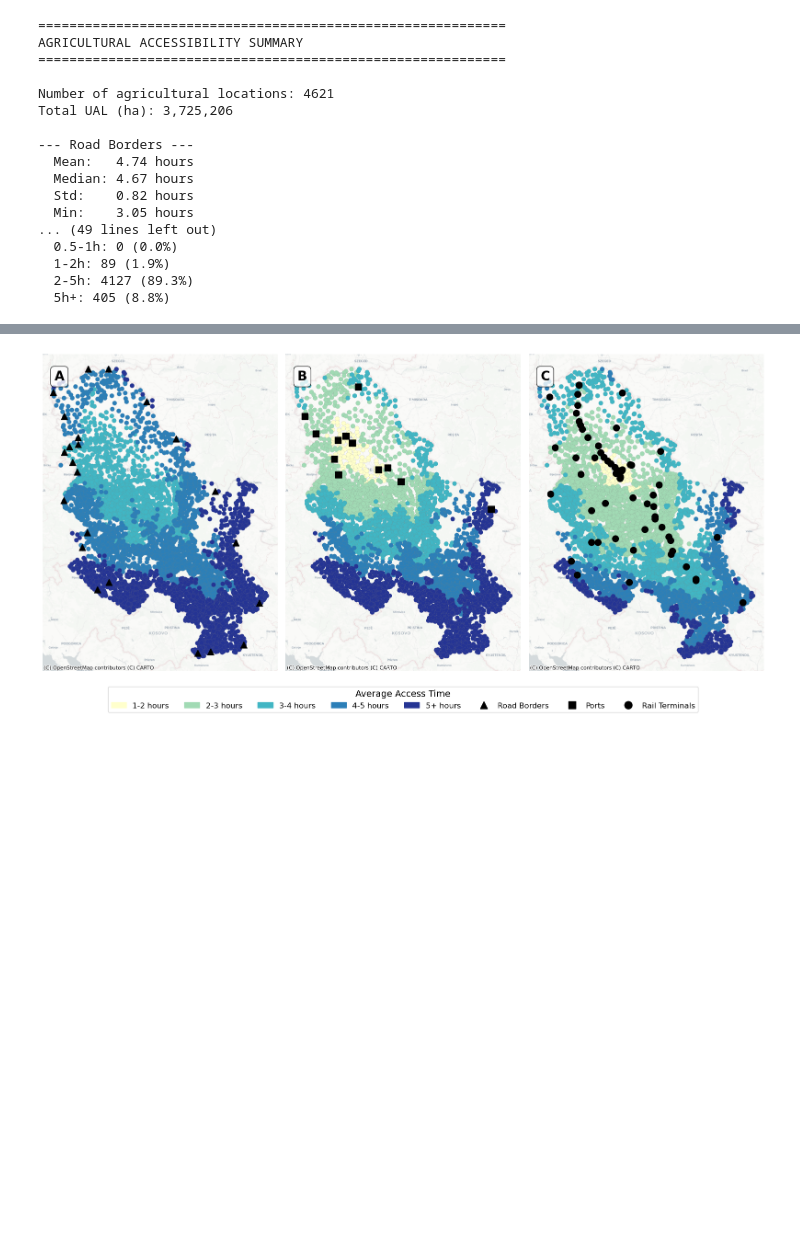
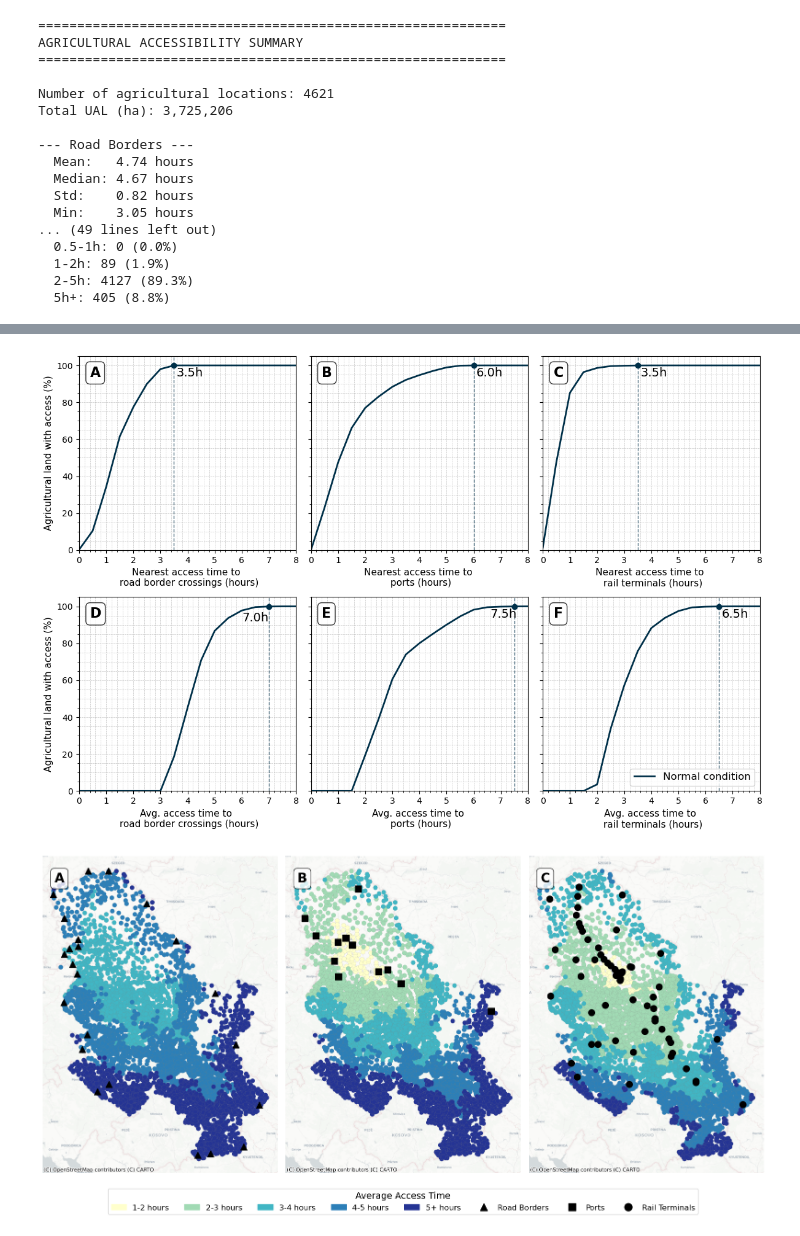
Before and after one commit to VU-IVM/Criticality-Analysis-Roads-Serbia, a Jupyter notebook: notebooks/3b_Baseline_Accesibility_Analysis-farms.ipynb, the cells around one changed output, grey strips where cells are left out. Cells and saved outputs as stored; diff of their text form; code cells hidden in the pictures; blank space fills up the shorter version.

```diff
--- a/notebooks/3b_Baseline_Accesibility_Analysis-farms.ipynb
+++ b/notebooks/3b_Baseline_Accesibility_Analysis-farms.ipynb
@@ -140,0 +201,5 @@ All sinks combined: 95 destinations, global avg = 3.89 hours
+# %%
+%%time
+df_agri['nearest_access_road'] = get_distance_to_nearest_facility(df_agri, Sinks_road, graph)['closest_sink_total_fft']
+df_agri['nearest_access_port'] = get_distance_to_nearest_facility(df_agri, Sinks_port, graph)['closest_sink_total_fft']
+df_agri['nearest_access_rail'] = get_distance_to_nearest_facility(df_agri, Sinks_rail, graph)['closest_sink_total_fft']
@@ -197,3 +281,90 @@ Total UAL (ha): 3,725,206
+# %%
+# =============================================================================
+# VISUALIZATION: Baseline Accessibility Curves - Road, Port, Rail (3x2)
+# Top row: Nearest sink | Bottom row: Average to all sinks
+# =============================================================================
+
+fig, axes = plt.subplots(2, 3, figsize=(12, 8), sharey='row')
+
+# Define thresholds (shared)
+thresholds = np.arange(0, 8.1, 0.5)  # Extended range based on your data (up to ~5.8h)
+
+# Total agricultural land
+total_ual = df_agri['UAL'].sum()
+
+# Sink types configuration
+# Top row: nearest | Bottom row: avg
+# text_offset: (x_offset, y_position) for the threshold label
+sink_configs = [
+    # Top row - Nearest
+    {'ax': axes[0, 0], 'col': 'nearest_access_road', 'label': 'A', 'title': 'road border crossings',
+     'metric': 'Nearest', 'show_ylabel': True, 'text_offset': (0.1, 94)},
+    {'ax': axes[0, 1], 'col': 'nearest_access_port', 'label': 'B', 'title': 'ports',
+     'metric': 'Nearest', 'show_ylabel': False, 'text_offset': (0.1, 94)},
+    {'ax': axes[0, 2], 'col': 'nearest_access_rail', 'label': 'C', 'title': 'rail terminals',
+     'metric': 'Nearest', 'show_ylabel': False, 'text_offset': (0.1, 94)},
+
+    # Bottom row - Average
+    {'ax': axes[1, 0], 'col': 'avg_access_road', 'label': 'D', 'title': 'road border crossings',
+     'metric': 'Avg.', 'show_ylabel': True, 'text_offset': (-1, 92)},
+    {'ax': axes[1, 1], 'col': 'avg_access_port', 'label': 'E', 'title': 'ports',
+     'metric': 'Avg.', 'show_ylabel': False, 'text_offset': (-0.9, 94)},
+    {'ax': axes[1, 2], 'col': 'avg_access_rail', 'label': 'F', 'title': 'rail terminals',
+     'metric': 'Avg.', 'show_ylabel': False, 'text_offset': (0.1, 94)},
+]
+
+for config in sink_configs:
+    ax = config['ax']
+    col = config['col']
+
+    # Calculate percentage of UAL within each threshold
+    percentage_ual = []
+    for threshold in thresholds:
+        ual_sum = df_agri.loc[df_agri[col] <= threshold, 'UAL'].sum()
+        ual_percentage = (ual_sum / total_ual) * 100
+        percentage_ual.append(ual_percentage)
+
+    # Find 100% threshold
+    threshold_100 = next((threshold for i, threshold in enumerate(thresholds)
+                          if percentage_ual[i] >= 99.9), None)
+
+    # Plot
+    ax.plot(thresholds, percentage_ual, linestyle='-',
+            color='#003049', linewidth=2, label='Normal condition')
+    ax.set_xlabel(f'{config["metric"]} access time to \n {config["title"]} (hours)', fontsize=11)
+
+    # Only show y-axis label on first column
+    if config['show_ylabel']:
+        ax.set_ylabel('Agricultural land with access (%)', fontsize=11)
+
+    ax.minorticks_on()
+    ax.grid(which='both', linestyle='--', linewidth=0.5, alpha=0.7)
+    ax.set_aspect('auto', adjustable='box')
+    ax.set_ylim(0, 105)
+    ax.set_xlim(0, max(thresholds))
+
+    # Add panel label
+    ax.text(0.05, 0.95, config['label'], transform=ax.transAxes, fontsize=16,
+            fontweight='bold', verticalalignment='top',
+            bbox=dict(boxstyle="round,pad=0.3", facecolor='white', alpha=0.8))
+
+    if threshold_100 is not None:
+        x_offset, y_pos = config['text_offset']
+        ax.axvline(x=threshold_100, color='#003049', linestyle='--', linewidth=1, alpha=0.7)
+        ax.plot(threshold_100, 100, 'o', color='#003049', markersize=6)
+        ax.text(threshold_100 + x_offset, y_pos, f'{threshold_100:.1f}h',
+                color='black', ha='left', fontsize=14)
+
+# Add shared legend to the last panel (bottom right)
+axes[1, 2].legend(fontsize=12, loc='lower right')
+
+# Final layout
+plt.tight_layout()
+plt.savefig(figure_path / 'baseline_accessibility_agri_road_port_rail_3x2.png', dpi=150, transparent=True)
+plt.show()
+plt.close()
+# %% [output]
+[figure, added]
 # %%
 # =============================================================================
 # 8. Visualization (3 panel map)
```
Also changed, not shown: parts of 4 cells of this notebook, 26 other files.
